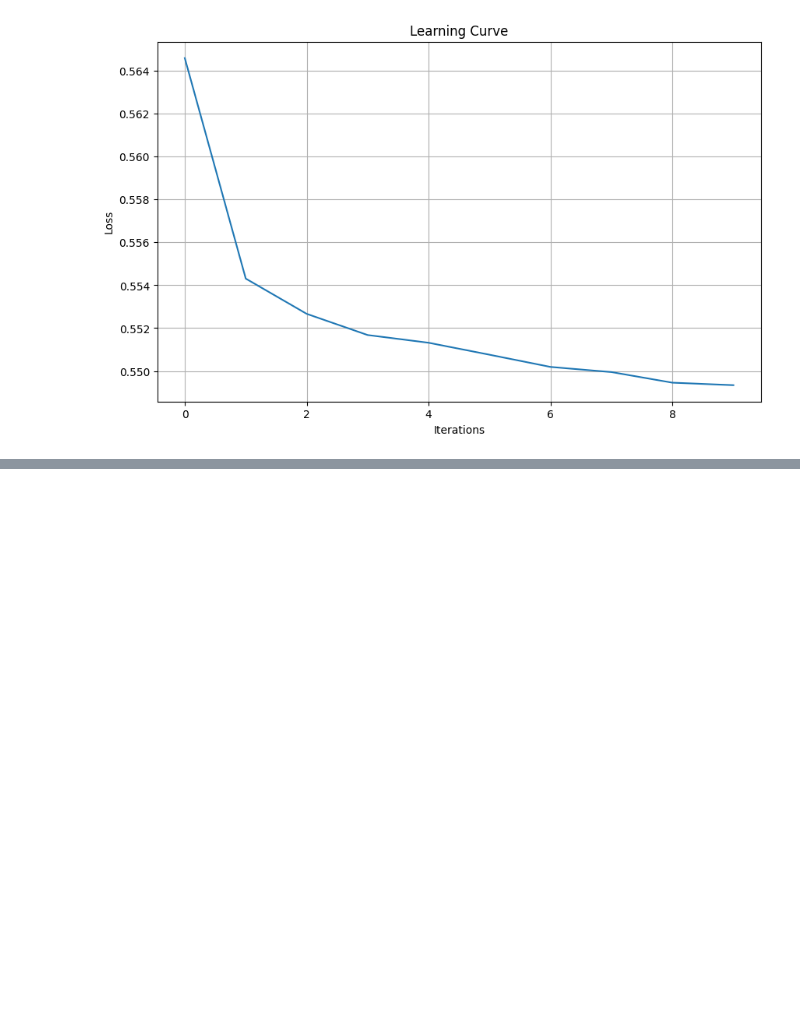
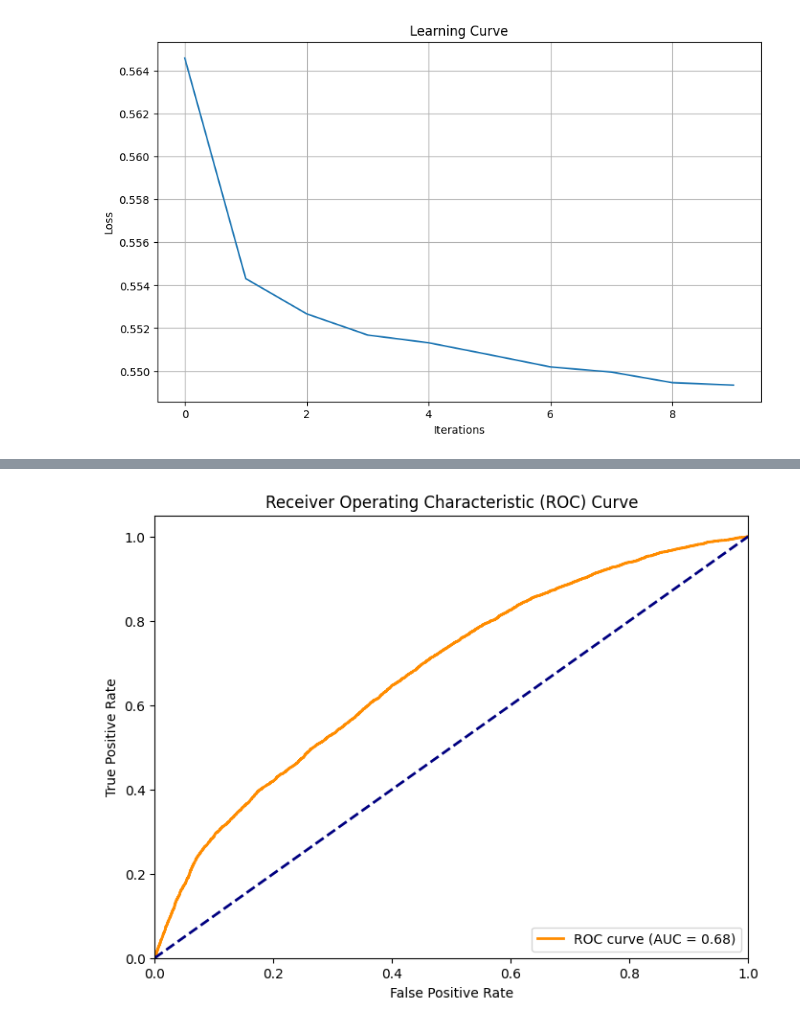
Before and after one commit to A1-3x/cfpb_complaints, a Jupyter notebook: DATA201_Project 3.ipynb, the cells around one changed output, grey strips where cells are left out. Saved outputs shown, nothing was run; the diff lists cells and outputs as text; code cells hidden in the pictures; blank space fills up the shorter version.

```diff
--- a/DATA201_Project 3.ipynb
+++ b/DATA201_Project 3.ipynb
@@ -948,0 +681,66 @@ weighted avg       0.70      0.73      0.69     20000
+# %%
+# Separate categorical and numerical features
+categorical_features = ['Product', 'Issue', 'Submitted via', 'Sub-issue']
+numerical_features = ['median_household_income',
+                      'speak_only_english_per_capita',
+                      'foreign_born_population_per_capita']
+
+# Sample the data
+sample_size = 100000
+sampled_indices = np.random.choice(len(comps_merged), sample_size, replace=False)
+comps_sample = comps_merged.iloc[sampled_indices]
+
+# Process categorical features with one-hot encoding
+X_categorical = pd.get_dummies(comps_sample[categorical_features], dtype=np.float32)
+
+# Process numerical features
+X_numerical = comps_sample[numerical_features].astype(np.float32)
+
+# Combine features
+X = pd.concat([X_categorical, X_numerical], axis=1)
+y = comps_sample['Relief'].astype(np.float32)
+
+# Split the data
+X_train, X_test, y_train, y_test = train_test_split(X, y, test_size=0.2, random_state=42)
+
+
+
+# Create and train the model
+mlp = MLPClassifier(
+    hidden_layer_sizes=(64, 32),
+    activation='relu',
+    solver='adam',
+    max_iter=50,
+    batch_size=64,
+    learning_rate_init=0.001,
+    early_stopping=True,
+    validation_fraction=0.1,
+    n_iter_no_change=10,
+    random_state=42,
+    verbose=True
+)
+
+
+mlp.fit(X_train, y_train)
+
+y_pred = mlp.predict(X_test)
+y_pred_proba = mlp.predict_proba(X_test)
+
+print("\nClassification Report:")
+print(classification_report(y_test, y_pred))
+
+fpr, tpr, _ = roc_curve(y_test, y_pred_proba[:, 1])
+roc_auc = auc(fpr, tpr)
+
+plt.figure(figsize=(8, 6))
+plt.plot(fpr, tpr, color='darkorange', lw=2,
+         label=f'ROC curve (AUC = {roc_auc:.2f})')
+plt.plot([0, 1], [0, 1], color='navy', lw=2, linestyle='--')
+plt.xlim([0.0, 1.0])
+plt.ylim([0.0, 1.05])
+plt.xlabel('False Positive Rate')
+plt.ylabel('True Positive Rate')
+plt.title('Receiver Operating Characteristic (ROC) Curve')
+plt.legend(loc="lower right")
+plt.show()
+# %% [output]
@@ -948,0 +764 @@ weighted avg       0.70      0.73      0.69     20000
+[figure, added]
```
Also changed, not shown: parts of 27 cells of this notebook.
